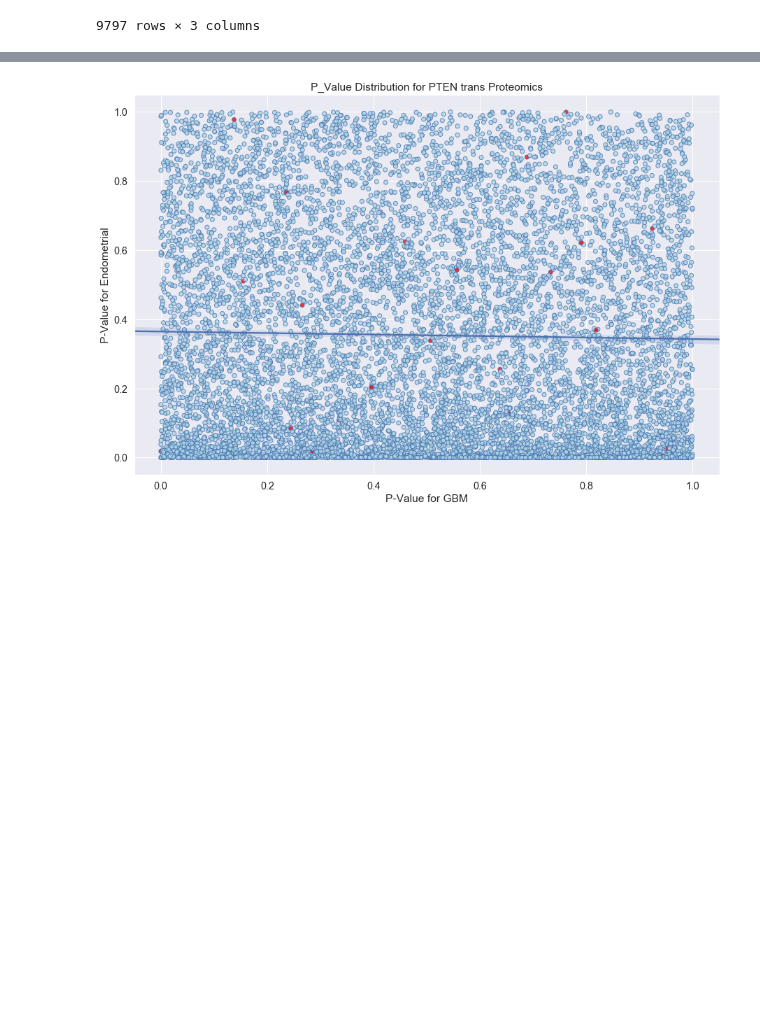
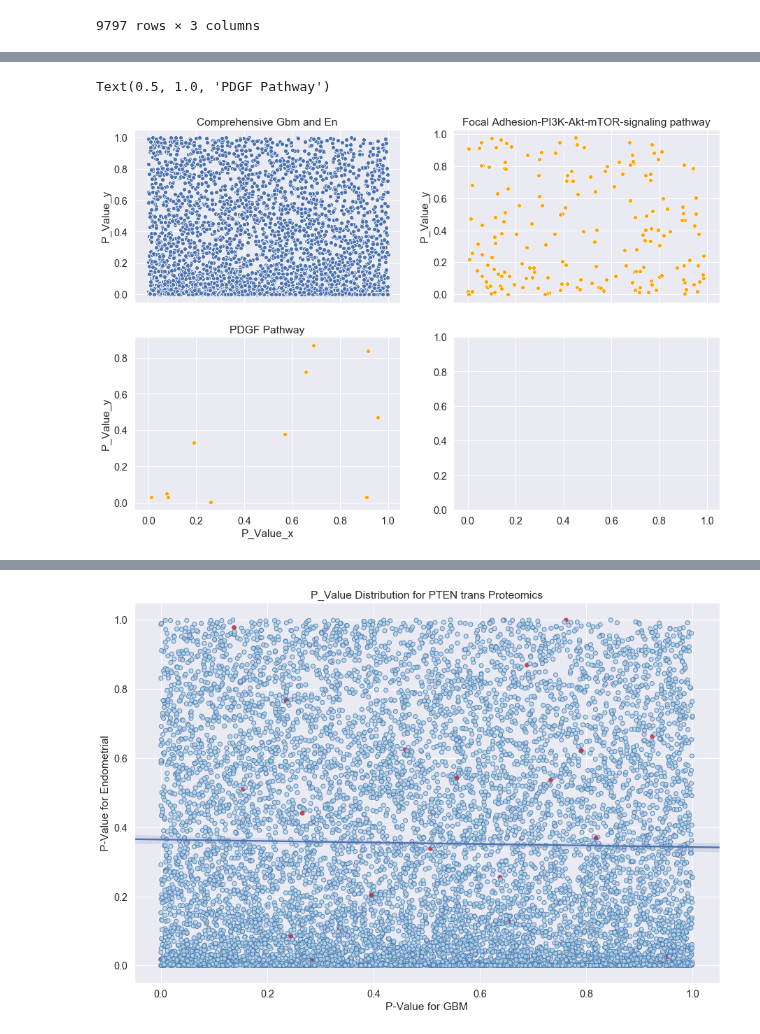
Before and after one commit to PayneLab/WhenMutationsDontMatter, a Jupyter notebook: PTEN context dependant story/PTEN endo and gbm - Fig 2.ipynb, the cells around one changed output, grey strips where cells are left out. Cells and saved outputs as stored; diff of their text form; code cells hidden in the pictures; blank space fills up the shorter version.

```diff
--- a/PTEN context dependant story/PTEN endo and gbm - Fig 2.ipynb
+++ b/PTEN context dependant story/PTEN endo and gbm - Fig 2.ipynb
@@ -213,0 +207,47 @@ g.map(sns.regplot, "P_Value_x", "P_Value_y", color="lightblue", fit_reg=False, x
+# %%
+#gene always first col
+def binary_pval_plot(df1, df1_name, df2, df2_name, cat_df):
+    # Step 1: Combine Dataframes
+    combined = df1.merge(df2, on=df1.columns[0]) # merge 2 pval df
+    combined = combined.replace(regex=True,to_replace='_proteomics', value='') # only gene names
+    combined_df = combined.merge(cat_df, left_on= combined.columns[0], right_on= cat_df.columns[0]) # merge pathways
+
+    # Step 2: Find dimensions of subplots
+    paths = list(cat_df.columns[1:])
+    total = len(paths) + 1
+    #check_even = total % 2 #better way?
+    if total <= 4:
+        m_row = 2
+        m_col = 2
+    elif total <= 6:
+        m_row = 2
+        m_col = 3
+
+    fig, axes = plt.subplots(2, 2, sharex=True) # share x -axis title
+
+    # all pvals first subplot
+    ax = sns.scatterplot(x=combined_df.columns[1], y=combined_df.columns[2], data=combined_df,
+        ax=axes[0, 0])
+    ax.set_title("Comprehensive "+df1_name+" and "+df2_name)
+    #.set_xlabel(df1_name).set_ylabel(df2_name)
+
+    i = 0
+    j = 1
+    for e in paths:
+
+        # keep and plot only pathway genes
+        only_p = combined_df.loc[combined_df[e] == True]
+        ax = sns.scatterplot(x=combined_df.columns[1], y=combined_df.columns[2], data=only_p, color='orange',
+            ax=axes[i, j]).set_title(e)
+        if i < 1:
+            i+=1
+            j = 0
+        elif j < 1:
+            j+=1
+
+    return ax
+# %%
+binary_pval_plot(wrap_results, "Gbm", wrap_results2, "En", f)
+# %% [output]
+Text(0.5, 1.0, 'PDGF Pathway')
+[figure, added]
```
Also changed, not shown: parts of 13 cells of this notebook, 3 other files.
